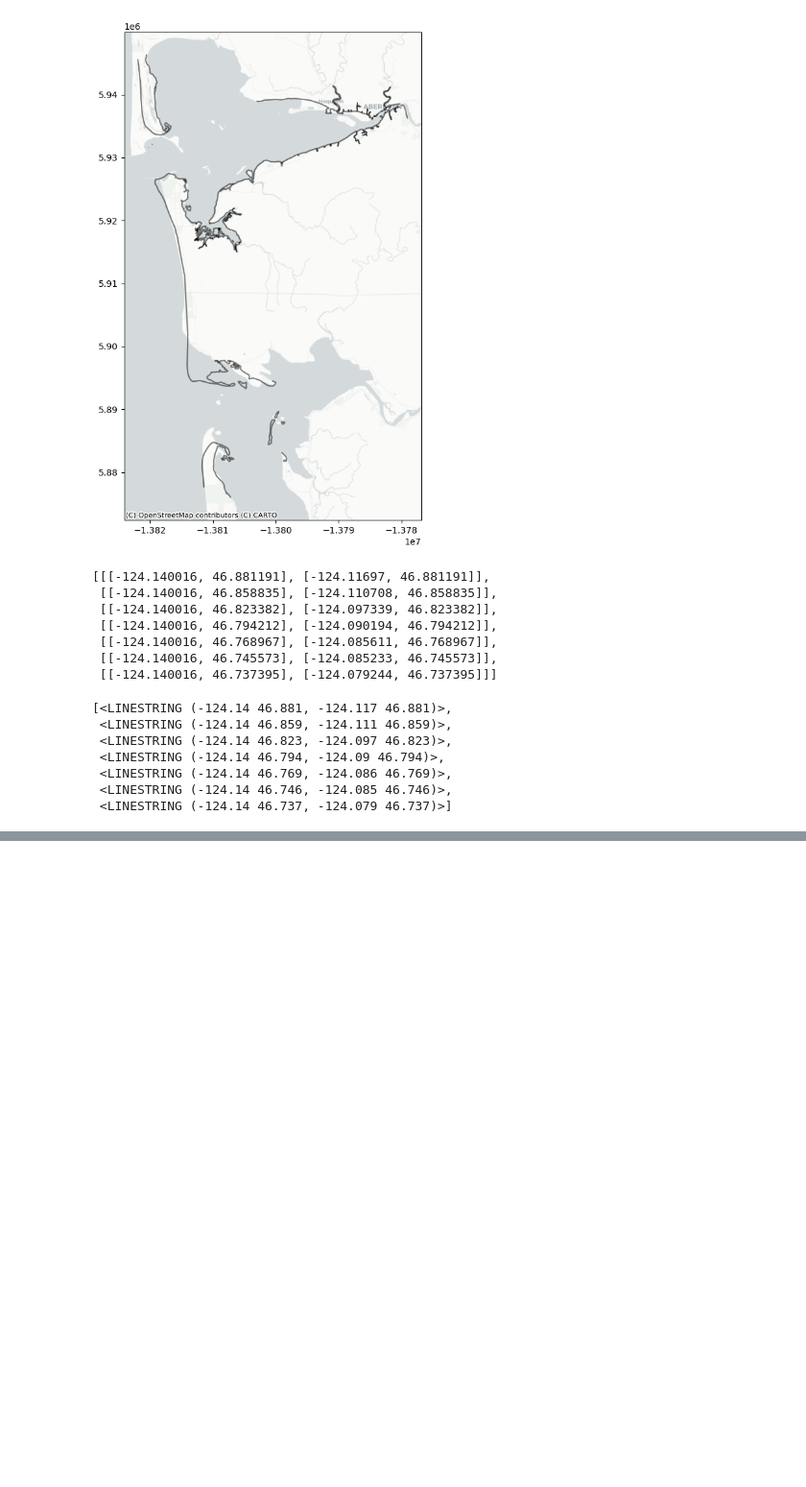
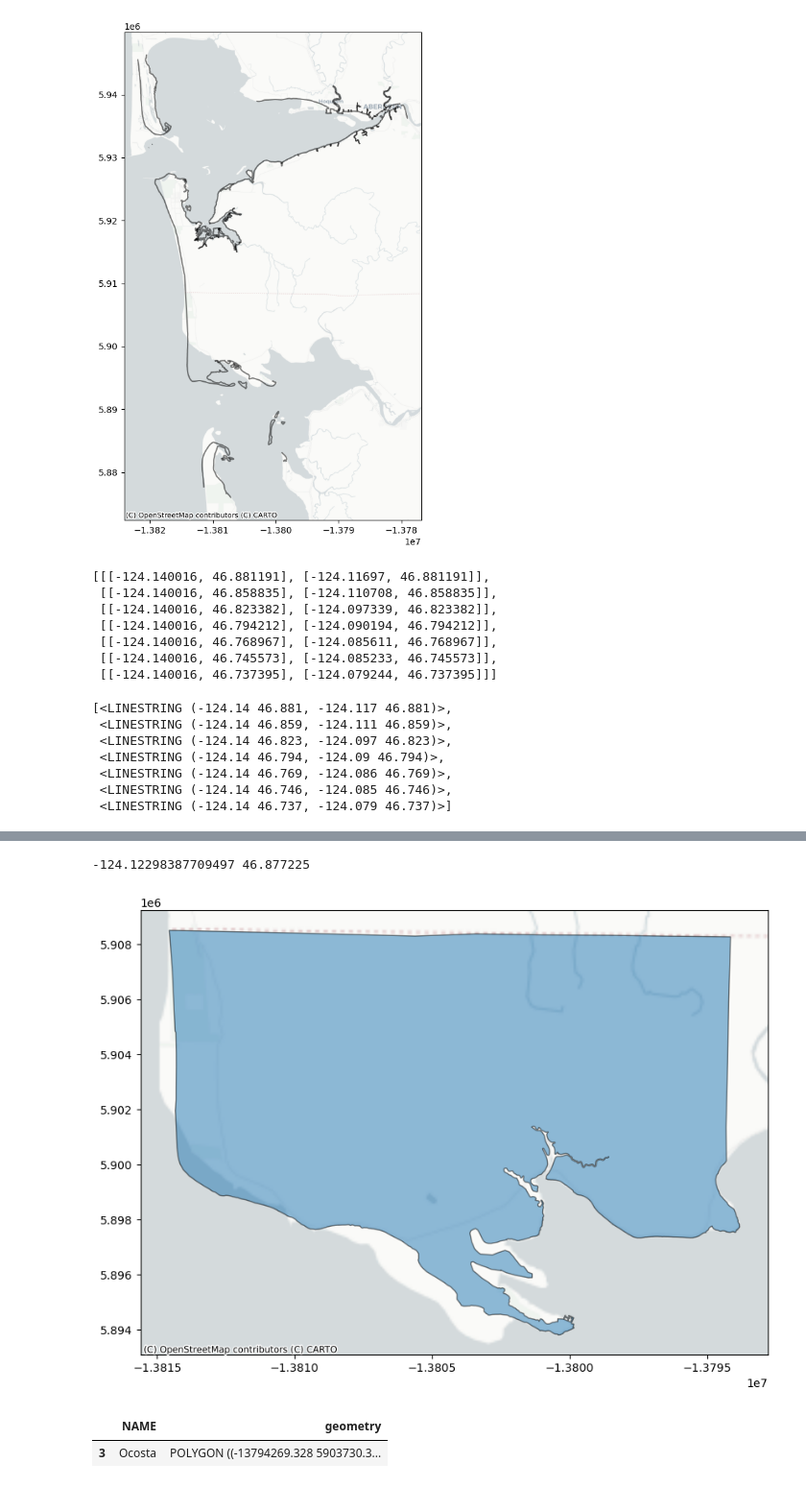
Before and after one commit to JerryLiu-96/Grays_Harbor_Storymap, a Jupyter notebook: line_extension.ipynb, the cells around one changed output, grey strips where cells are left out. Shown at 96% size. Drawn from its saved outputs; the diff is of its cells as text; code cells hidden in the pictures; blank space fills up the shorter version.

```diff
--- a/line_extension.ipynb
+++ b/line_extension.ipynb
@@ -950,0 +1231,10 @@ for year in range(1861,1911):
+# %%
+#test cell
+for point in intersection_points:
+    if point.geom_type == 'Point':
+        print(point.x, point.y)
+    elif point.geom_type == 'MultiPoint':
+        for sub_point in point:
+            print(sub_point.x, sub_point.y)
+# %% [output]
+-124.12298387709497 46.877225
@@ -950,0 +1254,18 @@ for year in range(1861,1911):
+# %%
+gdf = gpd.read_file("assets/shapefile/School_Districts_2010.shp")
+
+gdf=gdf[gdf['SCHOOL_NAM']=='Ocosta']
+
+# Make sure the GeoDataFrame uses the Web Mercator projection (EPSG 3857)
+gdf = gdf.to_crs(epsg=3857)
+
+# Create a plot
+ax = gdf.plot(figsize=(10, 10), alpha=0.5, edgecolor='k')
+
+# Add a basemap
+ctx.add_basemap(ax,zoom=11,source=ctx.providers.CartoDB.Positron)
+
+# Show the plot
+plt.show()
+# %% [output]
+[figure, added]
@@ -950,0 +1289,5 @@ for year in range(1861,1911):
+# %%
+gdf
+# %% [output]
+|  | NAME | geometry |
+| 3 | Ocosta | POLYGON ((-13794269.328 5903730.3... |
```
Also changed, not shown: parts of 36 cells of this notebook.
